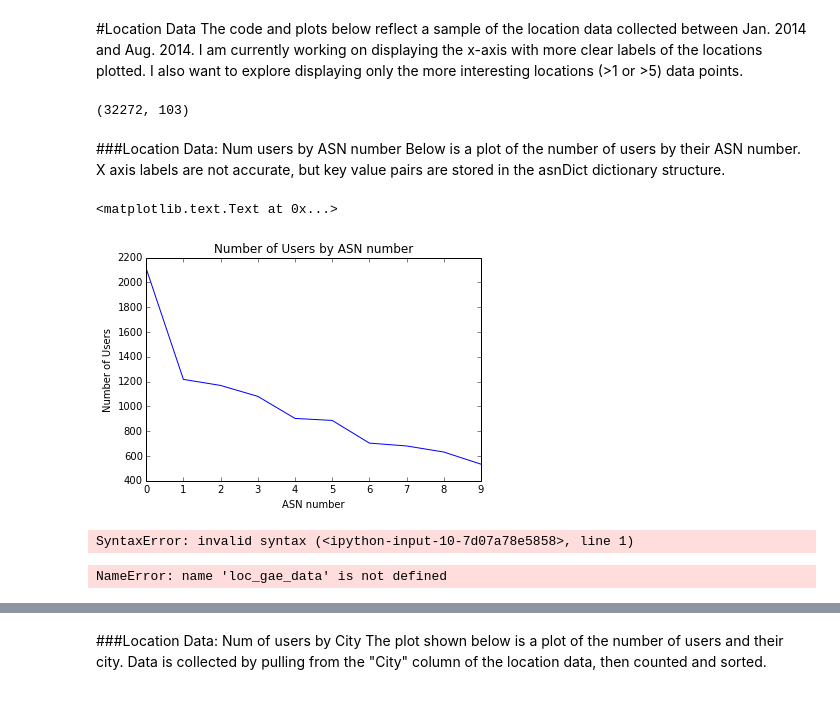
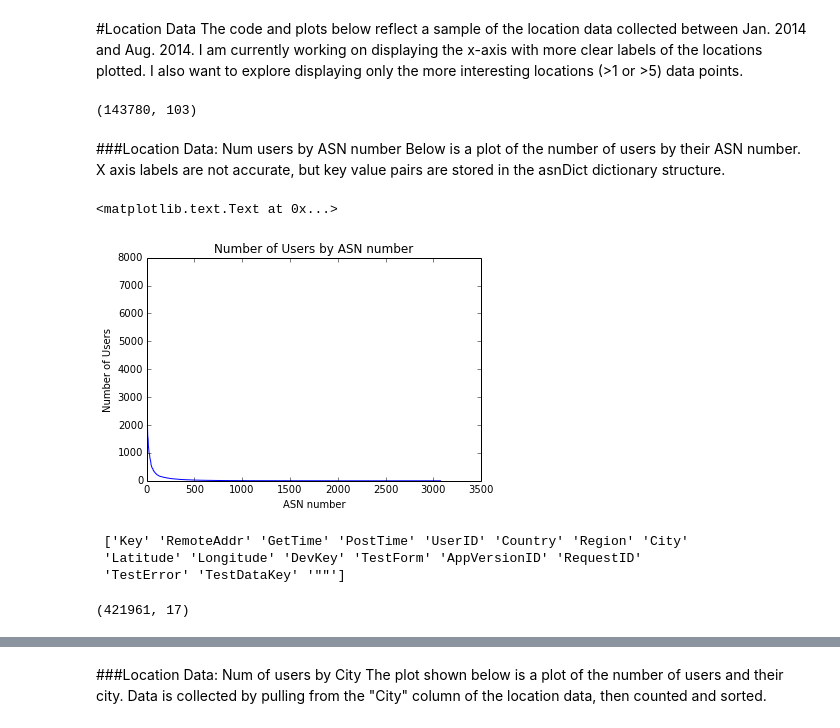
Before and after one commit to amirunpri2018/net-score, a Jupyter notebook: notebooks/Location_Data_Plots.ipynb, the cells around one changed output, grey strips where cells are left out. Saved outputs shown, nothing was run; the diff lists cells and outputs as text; code cells hidden in the pictures.

```diff
--- a/notebooks/Location_Data_Plots.ipynb
+++ b/notebooks/Location_Data_Plots.ipynb
@@ -27,14 +11,13 @@ def refine(pathToFile):
 # %%
-raw_gae_data = '../data/gae_data/01/asn/master_jan.csv'
+raw_gae_data = '../data/gae_data/asn/master_2014_asn.csv'
 #print 'Raw GAE data shape: ', len(raw_gae_data)
-
-gae_data = refine(raw_gae_data)
-print gae_data.shape
+asn_data = np.loadtxt(raw_gae_data, dtype='string', delimiter=',')
+print asn_data.shape
 # %% [output]
-(32272, 103)
+(143780, 103)
 # %%
 #x = np.array([(1.0, 2), (3.0, 4)], dtype=[('x', float), ('y', int)])
-asnNums = gae_data[1:,3]
+asnNums = asn_data[1:,3]
 
 asnDict = {}
 for asnNum in asnNums:
@@ -58,45 +41,42 @@ xs = []
 ys = []
 
 for x,y in sortedASNs:
-    xs.append(float(x))
+    xs.append(x)
     ys.append(y)
 # %% [markdown]
 ###Location Data: Num users by ASN number
 Below is a plot of the number of users by their ASN number. X axis labels are not accurate, but key value pairs are stored in the asnDict dictionary structure.
 # %%
-new = []
-
-for y in ys:
-    if y > 500:
-        new.append(y)
-
-pylab.plot(new)
+pylab.plot(ys)
 
 pylab.title('Number of Users by ASN number')
 pylab.ylabel('Number of Users')
 pylab.xlabel('ASN number')
 # %% [output]
 <matplotlib.text.Text at 0x...>
-[figure, old version]
+[figure, new version]
 # %%
-loc_gae_data = '../data/gae_data/01/loc/.csv', dtype='string', delimiter=',')
-print 'GAE data shape: ', gae_data.shape
+loc_gae_data = np.loadtxt('../data/gae_data/loc/master_2014_loc.csv', dtype='string', delimiter=',')
 
 fields = loc_gae_data[0,:]
 print fields
 # %% [output]
-SyntaxError: invalid syntax (<ipython-input-10-7d07a78e5858>, line 1)
+ ['Key' 'RemoteAddr' 'GetTime' 'PostTime' 'UserID' 'Country' 'Region' 'City'
+ 'Latitude' 'Longitude' 'DevKey' 'TestForm' 'AppVersionID' 'RequestID'
+ 'TestError' 'TestDataKey' '""']
+# %%
+print loc_gae_data.shape
+# %% [output]
+(421961, 17)
 # %%
 asn_cities = loc_gae_data[:,7]
 
 city_dict = {}
 for entry in asn_cities:
-    if entry not in city_dict:
+    if entry not in city_dict and entry is not "City":
         city_dict[entry] = 1
     else:
         city_dict[entry] = city_dict[entry] + 1
-# %% [output]
-NameError: name 'loc_gae_data' is not defined
 # %%
 #print city_dict
 
```
Also changed, not shown: parts of 4 cells of this notebook, 5 other files.
